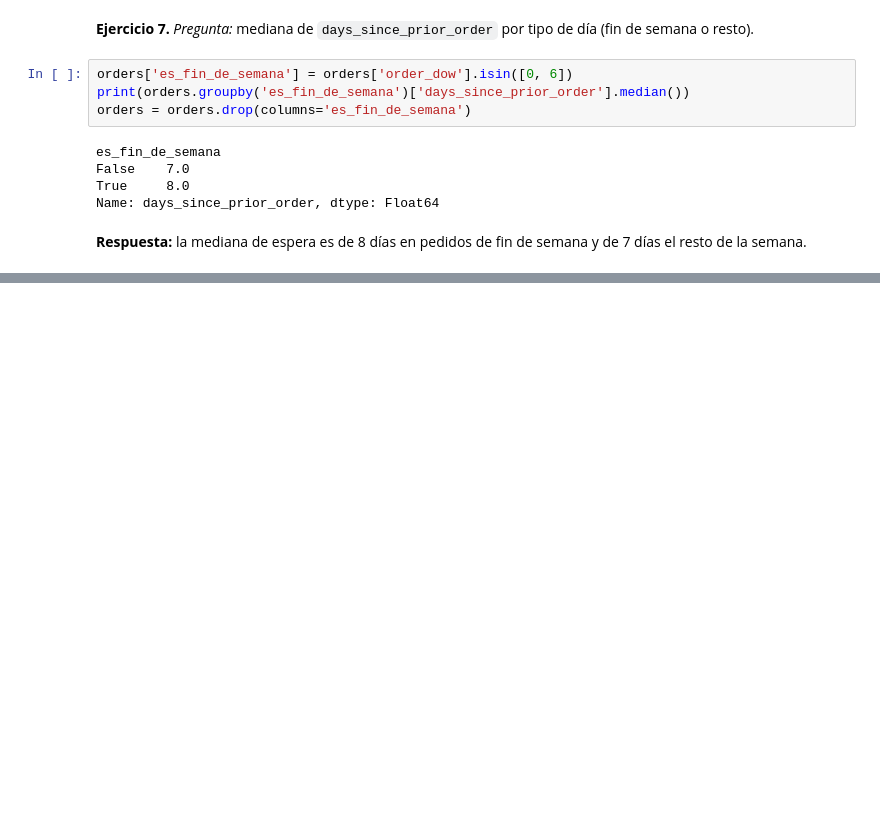
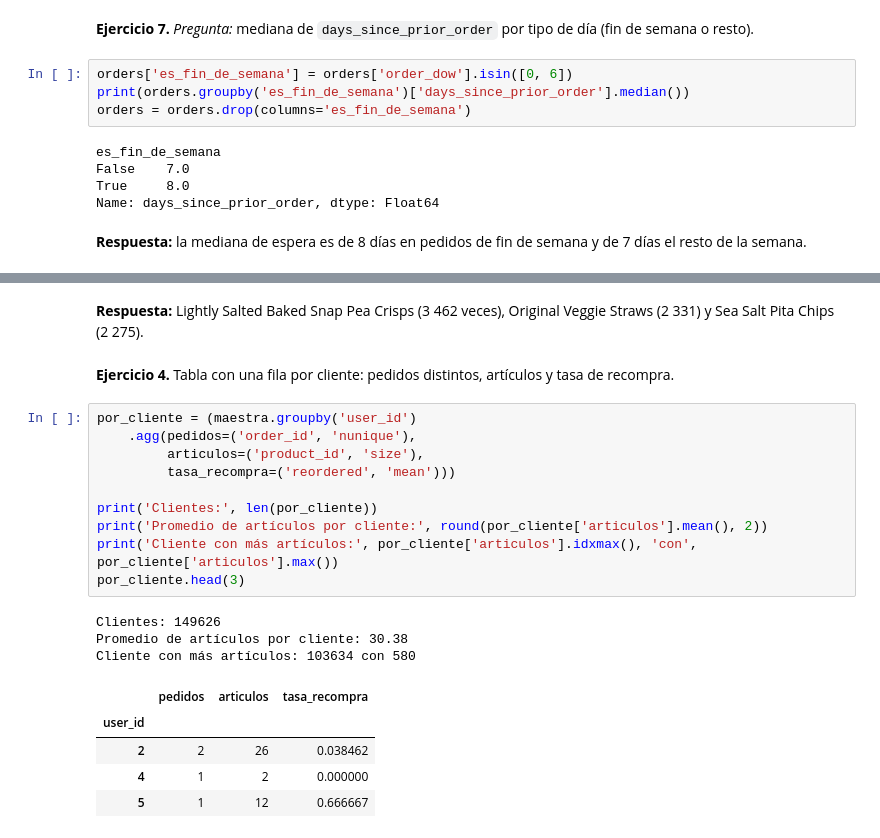
Before and after one commit to brandonmesamm-png/instacart-analisis, a Jupyter notebook: notebooks/pandas_labs.ipynb, the cells around one changed output, grey strips where cells are left out. Drawn from its saved outputs; the diff is of its cells as text; blank space fills up the shorter version.

```diff
--- a/notebooks/pandas_labs.ipynb
+++ b/notebooks/pandas_labs.ipynb
@@ -738,0 +1029,23 @@ Name: days_since_prior_order, dtype: Float64
+# %% [markdown]
+**Respuesta:** Lightly Salted Baked Snap Pea Crisps (3 462 veces), Original Veggie Straws (2 331) y Sea Salt Pita Chips (2 275).
+# %% [markdown]
+**Ejercicio 4.** Tabla con una fila por cliente: pedidos distintos, artículos y tasa de recompra.
+# %%
+por_cliente = (maestra.groupby('user_id')
+    .agg(pedidos=('order_id', 'nunique'),
+         articulos=('product_id', 'size'),
+         tasa_recompra=('reordered', 'mean')))
+
+print('Clientes:', len(por_cliente))
+print('Promedio de artículos por cliente:', round(por_cliente['articulos'].mean(), 2))
+print('Cliente con más artículos:', por_cliente['articulos'].idxmax(), 'con', por_cliente['articulos'].max())
+por_cliente.head(3)
+# %% [output]
+Clientes: 149626
+Promedio de artículos por cliente: 30.38
+Cliente con más artículos: 103634 con 580
+|  | pedidos | articulos | tasa_recompra |
+| user_id |  |  |  |
+| 2 | 2 | 26 | 0.038462 |
+| 4 | 1 | 2 | 0.000000 |
+| 5 | 1 | 12 | 0.666667 |
```
Also changed, not shown: parts of 61 cells of this notebook, 6 other files.
